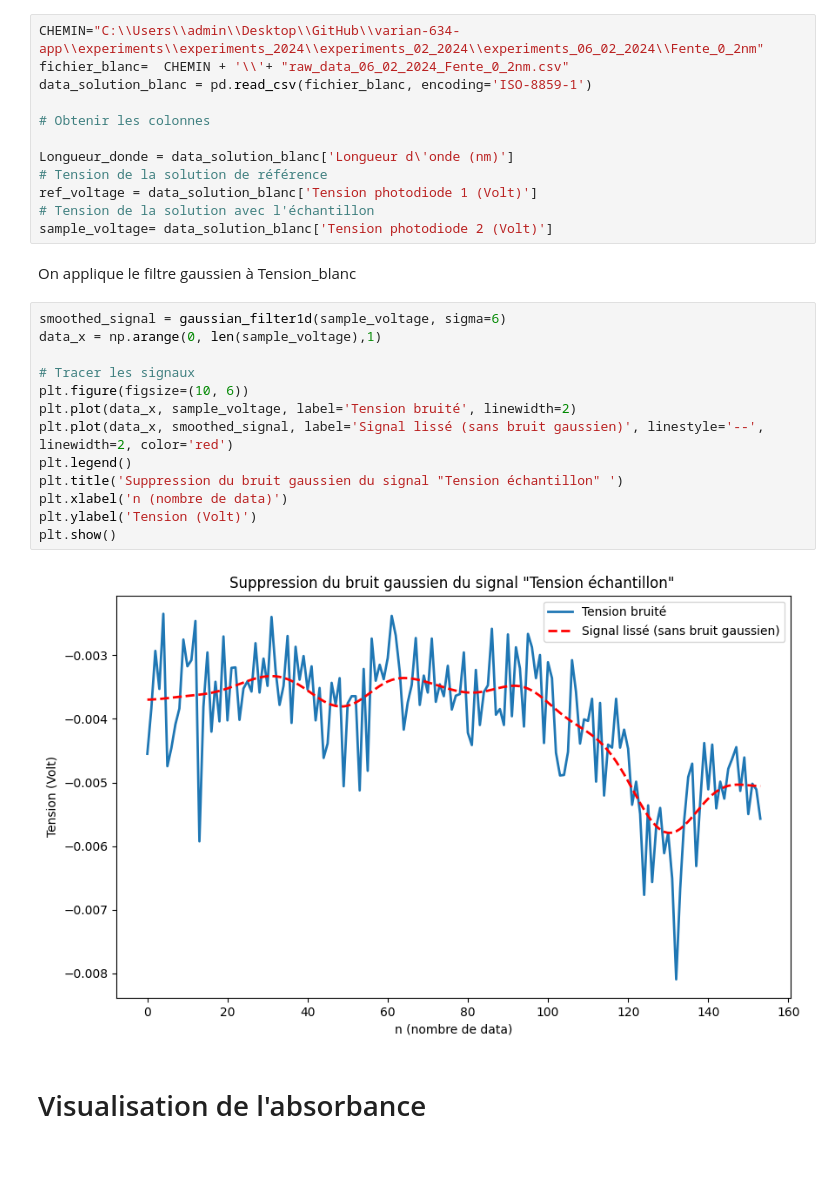
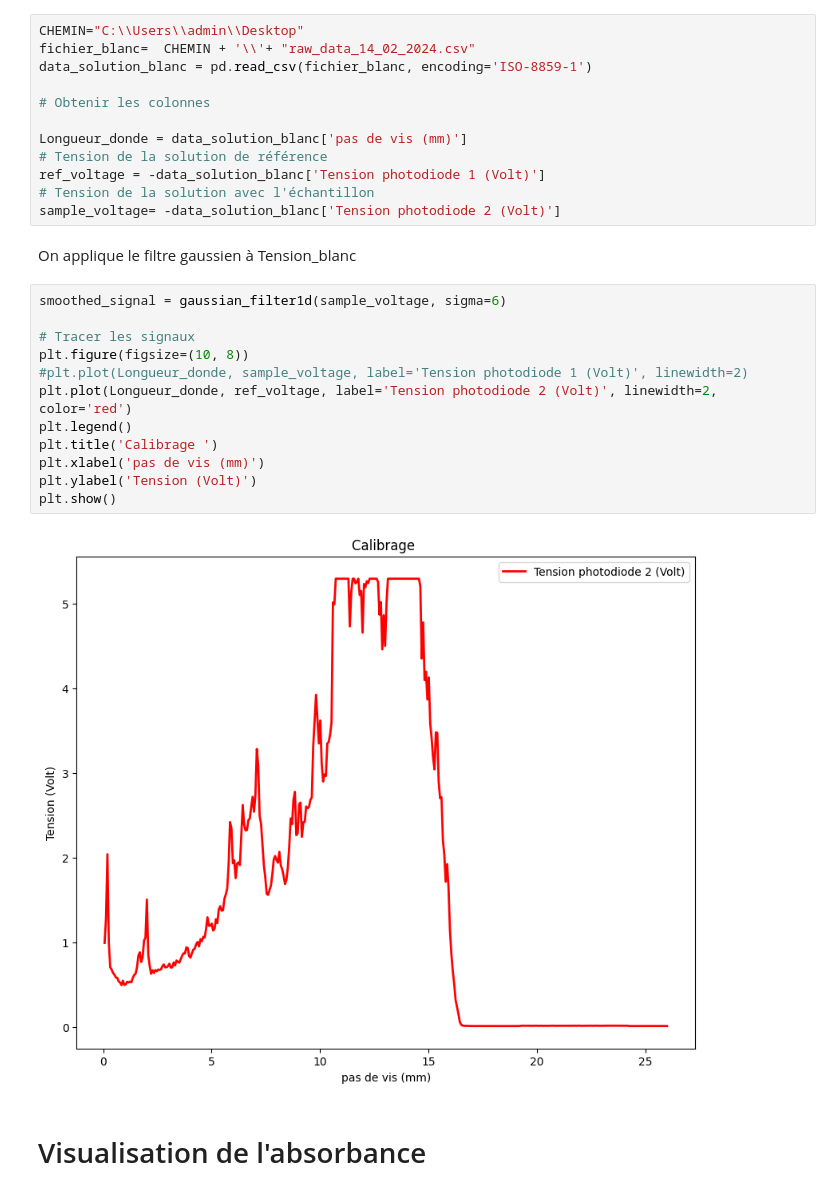
Before and after one commit to VincentMarais/varian-634-app, a Jupyter notebook: client/backend/core/utils/digital_processing_simulation/digital_processing_simulation.ipynb, the cells around one changed output. Saved outputs shown, nothing was run; the diff lists cells and outputs as text; blank space fills up the shorter version.

```diff
--- a/client/backend/core/utils/digital_processing_simulation/digital_processing_simulation.ipynb
+++ b/client/backend/core/utils/digital_processing_simulation/digital_processing_simulation.ipynb
@@ -40,34 +40,33 @@ plt.show()
 
 On va appliquer un filtre gaussien à la tension pour borne d'une photodiode
 # %%
-CHEMIN="C:\\Users\\admin\\Desktop\\GitHub\\varian-634-app\\experiments\\experiments_2024\\experiments_02_2024\\experiments_06_02_2024\\Fente_0_2nm"
-fichier_blanc=  CHEMIN + '\\'+ "raw_data_06_02_2024_Fente_0_2nm.csv"
+CHEMIN="C:\\Users\\admin\\Desktop"
+fichier_blanc=  CHEMIN + '\\'+ "raw_data_14_02_2024.csv"
 data_solution_blanc = pd.read_csv(fichier_blanc, encoding='ISO-8859-1')
 
 # Obtenir les colonnes
 
-Longueur_donde = data_solution_blanc['Longueur d\'onde (nm)']
+Longueur_donde = data_solution_blanc['pas de vis (mm)']
 # Tension de la solution de référence
-ref_voltage = data_solution_blanc['Tension photodiode 1 (Volt)']
+ref_voltage = -data_solution_blanc['Tension photodiode 1 (Volt)']
 # Tension de la solution avec l'échantillon
-sample_voltage= data_solution_blanc['Tension photodiode 2 (Volt)']
+sample_voltage= -data_solution_blanc['Tension photodiode 2 (Volt)']
 # %% [markdown]
 On applique le filtre gaussien à Tension_blanc
 # %%
 smoothed_signal = gaussian_filter1d(sample_voltage, sigma=6)
-data_x = np.arange(0, len(sample_voltage),1)
 
 # Tracer les signaux
-plt.figure(figsize=(10, 6))
-plt.plot(data_x, sample_voltage, label='Tension bruité', linewidth=2)
-plt.plot(data_x, smoothed_signal, label='Signal lissé (sans bruit gaussien)', linestyle='--', linewidth=2, color='red')
+plt.figure(figsize=(10, 8))
+#plt.plot(Longueur_donde, sample_voltage, label='Tension photodiode 1 (Volt)', linewidth=2)
+plt.plot(Longueur_donde, ref_voltage, label='Tension photodiode 2 (Volt)', linewidth=2, color='red')
 plt.legend()
-plt.title('Suppression du bruit gaussien du signal "Tension échantillon" ')
-plt.xlabel('n (nombre de data)')
+plt.title('Calibrage ')
+plt.xlabel('pas de vis (mm)')
 plt.ylabel('Tension (Volt)')
 plt.show()
 # %% [output]
-[figure, old version]
+[figure, new version]
 # %% [markdown]
 # Visualisation de l'absorbance
 # %%
```
Also changed, not shown: parts of 5 cells of this notebook, 7 other files.
